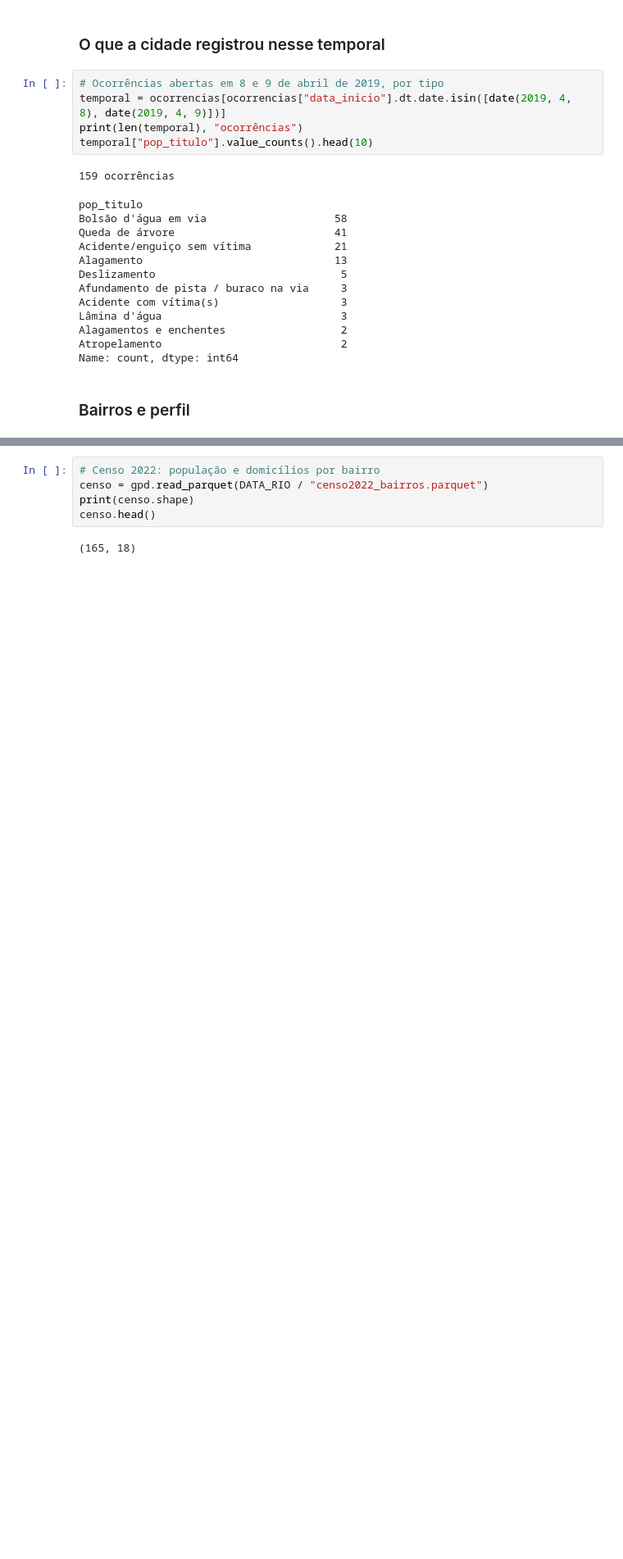
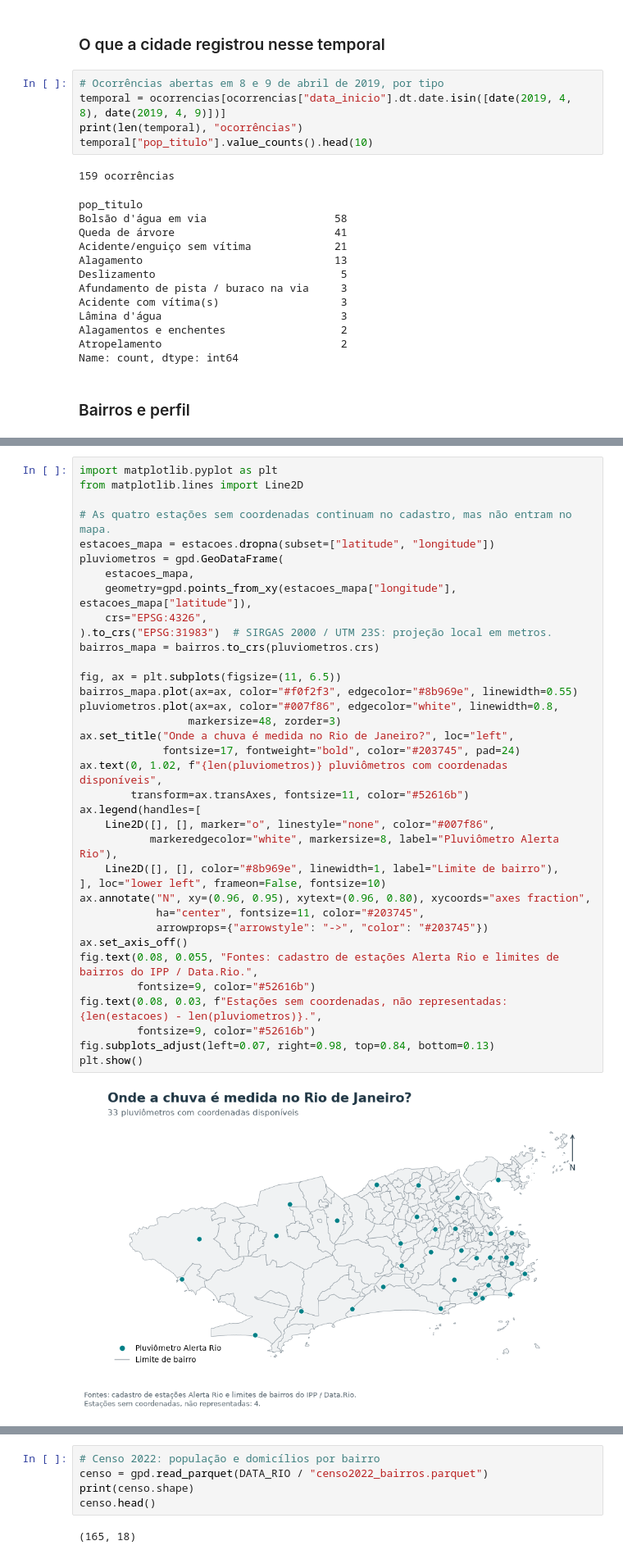
Before and after one commit to PedroVNeves/Quando_a_chuva_vira_problema, a Jupyter notebook: analise.ipynb, the cells around one changed output, grey strips where cells are left out. Shown at 82% size. Saved outputs shown, nothing was run; the diff lists cells and outputs as text; blank space fills up the shorter version.

Commit message:
mapa com localização dos pluviômetros

```diff
--- a/analise.ipynb
+++ b/analise.ipynb
@@ -290,0 +295,38 @@ bairros.head()
+# %%
+import matplotlib.pyplot as plt
+from matplotlib.lines import Line2D
+
+# As quatro estações sem coordenadas continuam no cadastro, mas não entram no mapa.
+estacoes_mapa = estacoes.dropna(subset=["latitude", "longitude"])
+pluviometros = gpd.GeoDataFrame(
+    estacoes_mapa,
+    geometry=gpd.points_from_xy(estacoes_mapa["longitude"], estacoes_mapa["latitude"]),
+    crs="EPSG:4326",
+).to_crs("EPSG:31983")  # SIRGAS 2000 / UTM 23S: projeção local em metros.
+bairros_mapa = bairros.to_crs(pluviometros.crs)
+
+fig, ax = plt.subplots(figsize=(11, 6.5))
+bairros_mapa.plot(ax=ax, color="#f0f2f3", edgecolor="#8b969e", linewidth=0.55)
+pluviometros.plot(ax=ax, color="#007f86", edgecolor="white", linewidth=0.8,
+                 markersize=48, zorder=3)
+ax.set_title("Onde a chuva é medida no Rio de Janeiro?", loc="left",
+             fontsize=17, fontweight="bold", color="#203745", pad=24)
+ax.text(0, 1.02, f"{len(pluviometros)} pluviômetros com coordenadas disponíveis",
+        transform=ax.transAxes, fontsize=11, color="#52616b")
+ax.legend(handles=[
+    Line2D([], [], marker="o", linestyle="none", color="#007f86",
+           markeredgecolor="white", markersize=8, label="Pluviômetro Alerta Rio"),
+    Line2D([], [], color="#8b969e", linewidth=1, label="Limite de bairro"),
+], loc="lower left", frameon=False, fontsize=10)
+ax.annotate("N", xy=(0.96, 0.95), xytext=(0.96, 0.80), xycoords="axes fraction",
+            ha="center", fontsize=11, color="#203745",
+            arrowprops={"arrowstyle": "->", "color": "#203745"})
+ax.set_axis_off()
+fig.text(0.08, 0.055, "Fontes: cadastro de estações Alerta Rio e limites de bairros do IPP / Data.Rio.",
+         fontsize=9, color="#52616b")
+fig.text(0.08, 0.03, f"Estações sem coordenadas, não representadas: {len(estacoes) - len(pluviometros)}.",
+         fontsize=9, color="#52616b")
+fig.subplots_adjust(left=0.07, right=0.98, top=0.84, bottom=0.13)
+plt.show()
+# %% [output]
+[figure, added]
```
Also changed, not shown: parts of 3 cells of this notebook.
